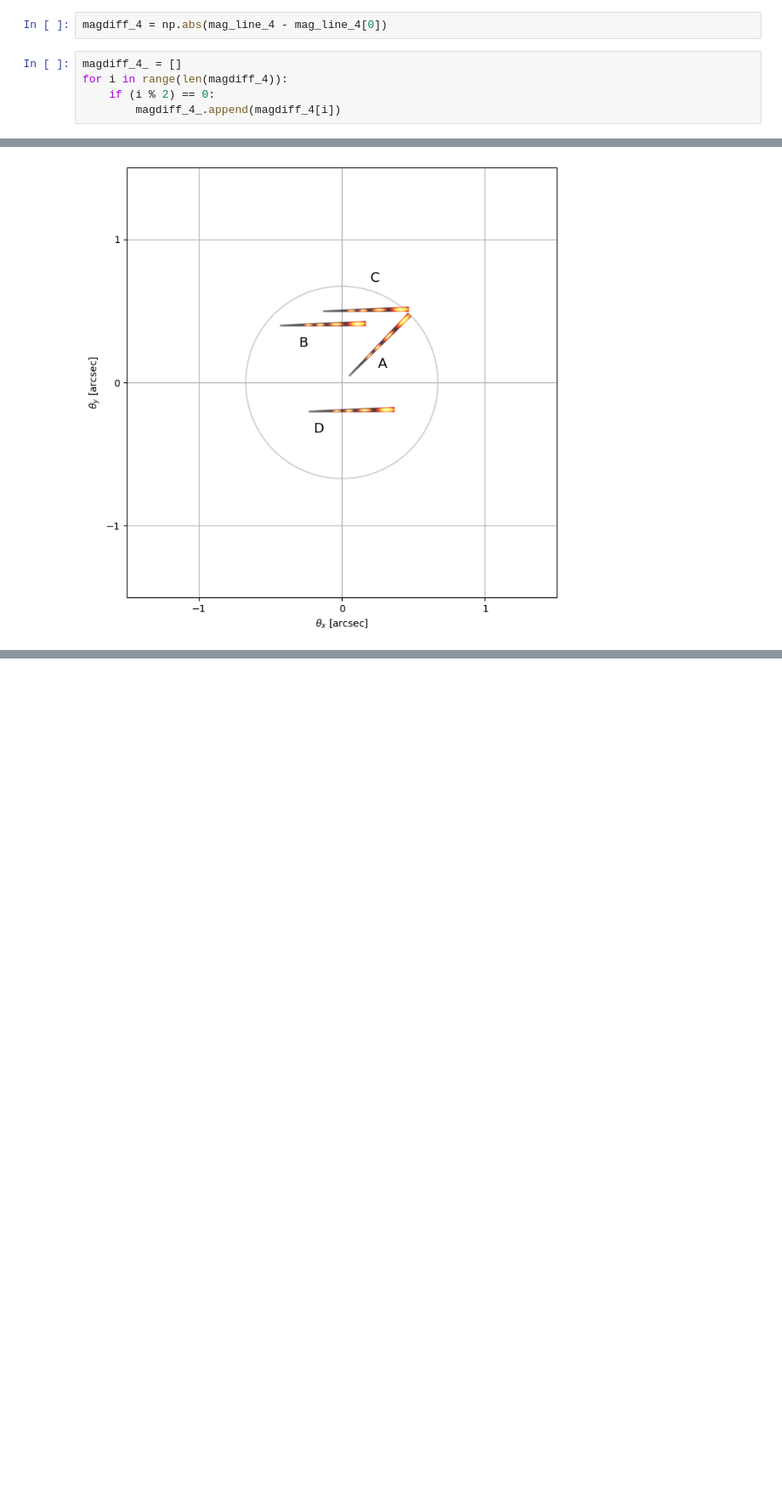
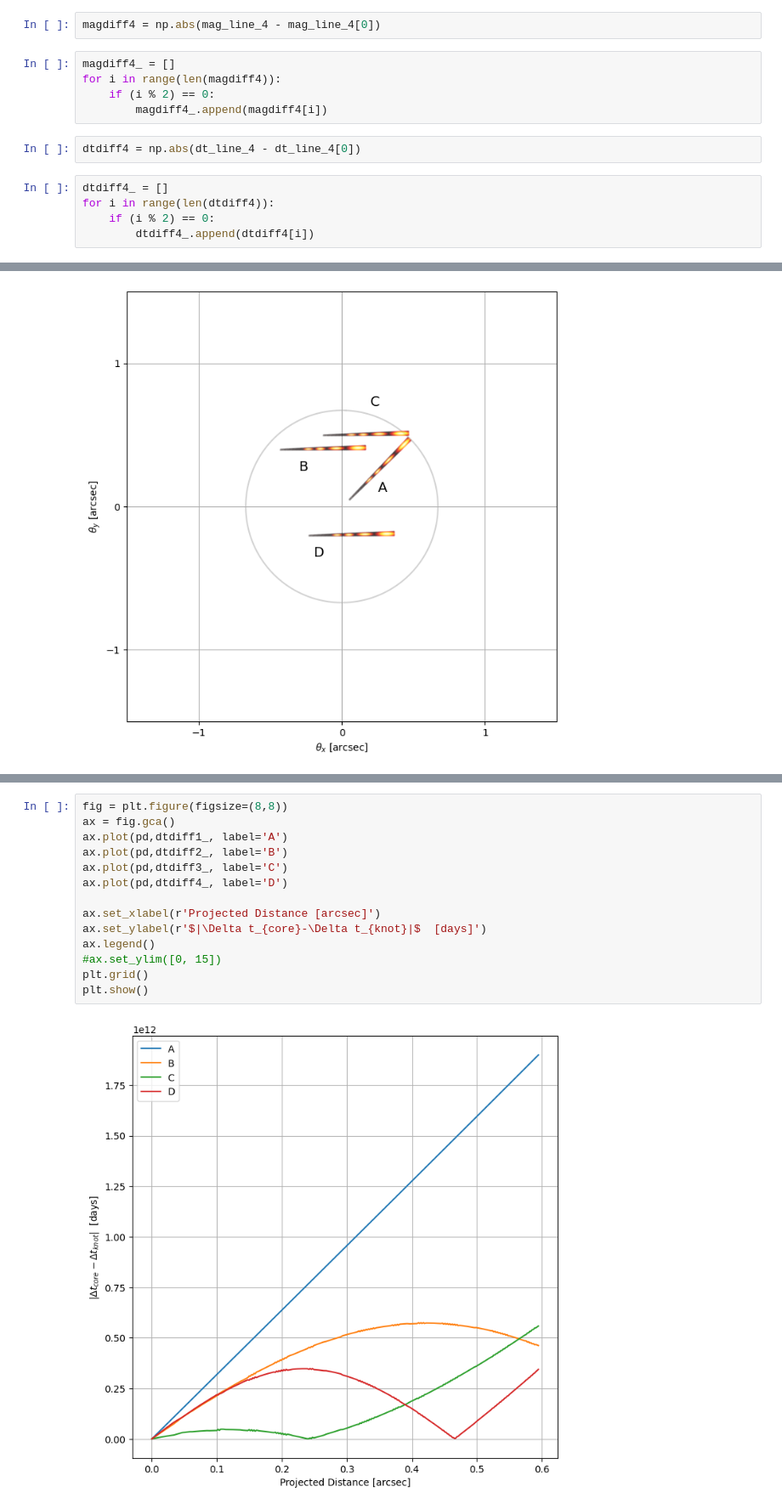
Before and after one commit to everettiantomi/lens-grav, a Jupyter notebook: numerical/magnification-timedelay.ipynb, the cells around one changed output, grey strips where cells are left out. Shown at 85% size. Cells and saved outputs as stored; diff of their text form; blank space fills up the shorter version.

```diff
--- a/numerical/magnification-timedelay.ipynb
+++ b/numerical/magnification-timedelay.ipynb
@@ -635,10 +642,17 @@ time:  0.01871575911839803  minutes
 # %%
-magdiff_4 = np.abs(mag_line_4 - mag_line_4[0])
+magdiff4 = np.abs(mag_line_4 - mag_line_4[0])
 # %%
-magdiff_4_ = []
-for i in range(len(magdiff_4)):
+magdiff4_ = []
+for i in range(len(magdiff4)):
     if (i % 2) == 0:
-        magdiff_4_.append(magdiff_4[i])
+        magdiff4_.append(magdiff4[i])
+# %%
+dtdiff4 = np.abs(dt_line_4 - dt_line_4[0])
+# %%
+dtdiff4_ = []
+for i in range(len(dtdiff4)):
+    if (i % 2) == 0:
+        dtdiff4_.append(dtdiff4[i])
 # %%
 fig = plt.figure(figsize=(8,8))
 ax = fig.gca()
@@ -713,6 +716,22 @@ plt.grid()
 plt.show()
 # %% [output]
 [figure]
+# %%
+fig = plt.figure(figsize=(8,8))
+ax = fig.gca()
+ax.plot(pd,dtdiff1_, label='A')
+ax.plot(pd,dtdiff2_, label='B')
+ax.plot(pd,dtdiff3_, label='C')
+ax.plot(pd,dtdiff4_, label='D')
+
+ax.set_xlabel(r'Projected Distance [arcsec]')
+ax.set_ylabel(r'$|\Delta t_{core}-\Delta t_{knot}|$  [days]')
+ax.legend()
+#ax.set_ylim([0, 15])
+plt.grid()
+plt.show()
+# %% [output]
+[figure, added]
 # %%
 end_total = time.time()
 print('total time: ',(end_total-start_total)/60.,' minutes')
```
Also changed, not shown: parts of 28 cells of this notebook.
